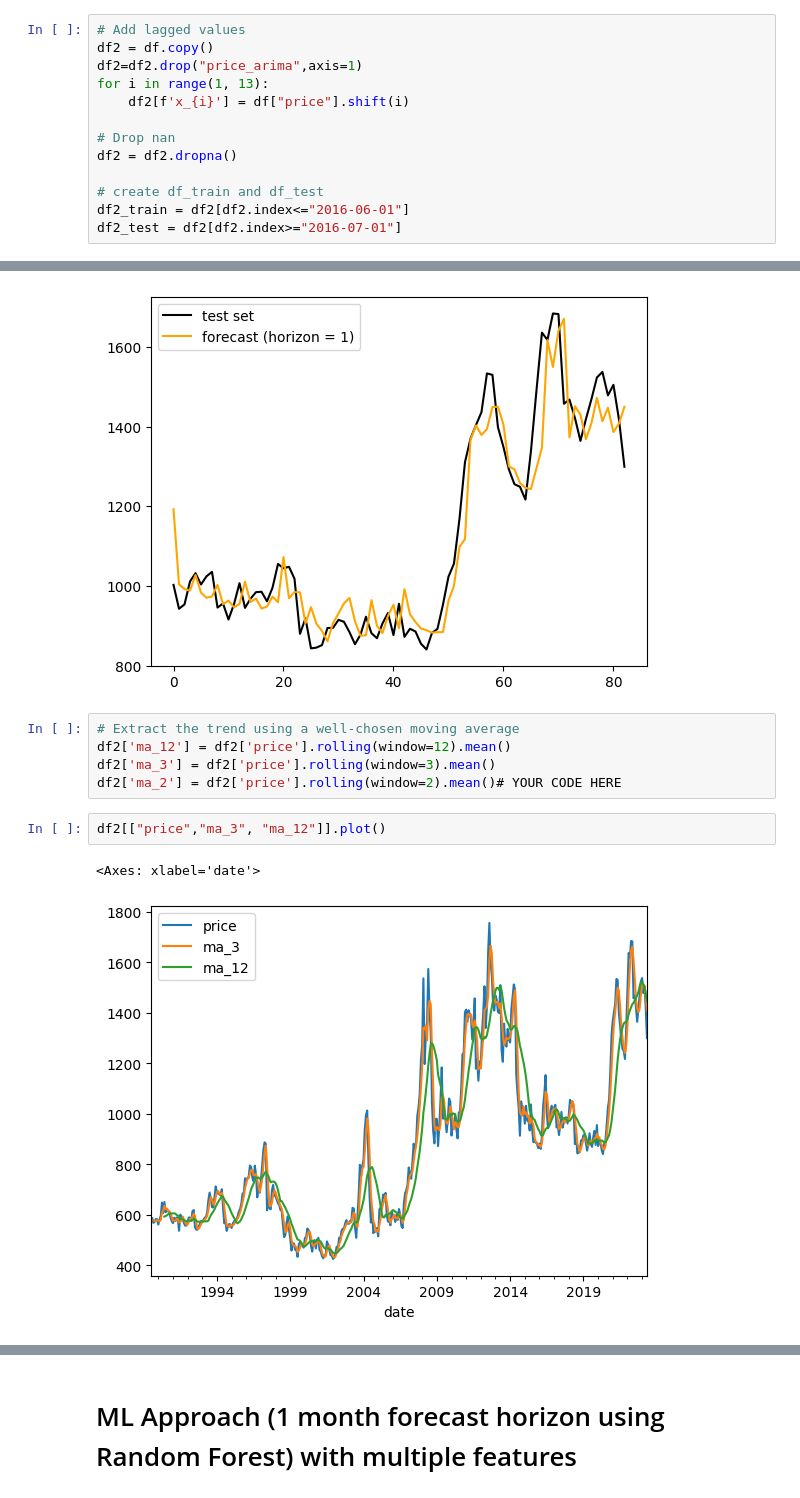
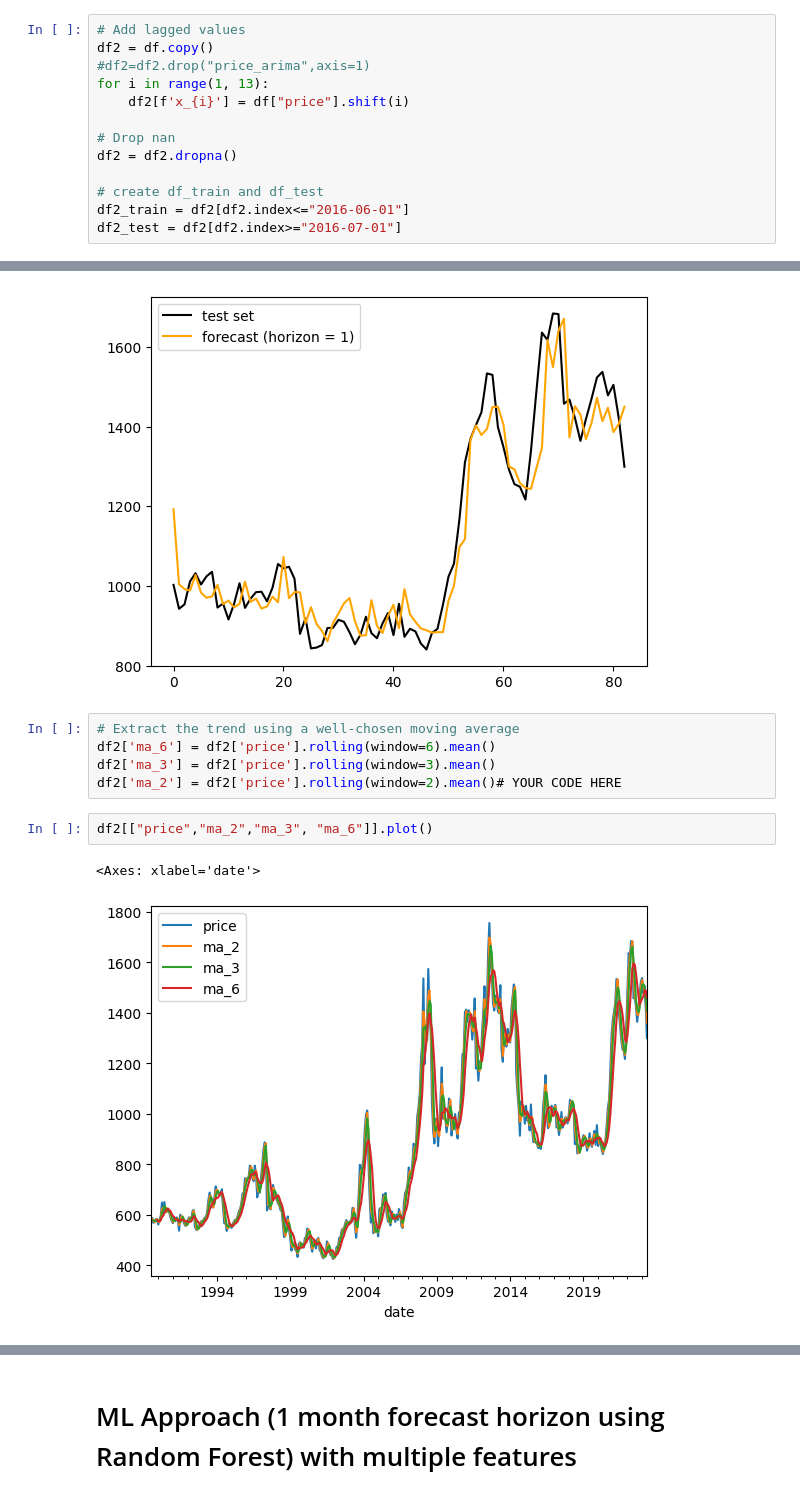
Before and after one commit to tquirelli/Agricultural_Market_Predictions, a Jupyter notebook: tomi-ARIMA.ipynb, the cells around one changed output, grey strips where cells are left out. Drawn from its saved outputs; the diff is of its cells as text.

```diff
--- a/tomi-ARIMA.ipynb
+++ b/tomi-ARIMA.ipynb
@@ -818,7 +818,7 @@ plt.show()
 # %%
 # Add lagged values
 df2 = df.copy()
-df2=df2.drop("price_arima",axis=1)
+#df2=df2.drop("price_arima",axis=1)
 for i in range(1, 13):
     df2[f'x_{i}'] = df["price"].shift(i)
 
@@ -898,14 +897,14 @@ plt.legend()
 [figure]
 # %%
 # Extract the trend using a well-chosen moving average
-df2['ma_12'] = df2['price'].rolling(window=12).mean()
+df2['ma_6'] = df2['price'].rolling(window=6).mean()
 df2['ma_3'] = df2['price'].rolling(window=3).mean()
 df2['ma_2'] = df2['price'].rolling(window=2).mean()# YOUR CODE HERE
 # %%
-df2[["price","ma_3", "ma_12"]].plot()
+df2[["price","ma_2","ma_3", "ma_6"]].plot()
 # %% [output]
 <Axes: xlabel='date'>
-[figure, old version]
+[figure, new version]
 # %%
 df2["ewma_2"] = df2["price"].ewm(halflife=2).mean()
 df2["ewma_3"] = df2["price"].ewm(halflife=3).mean()
```
Also changed, not shown: parts of 32 cells of this notebook.
